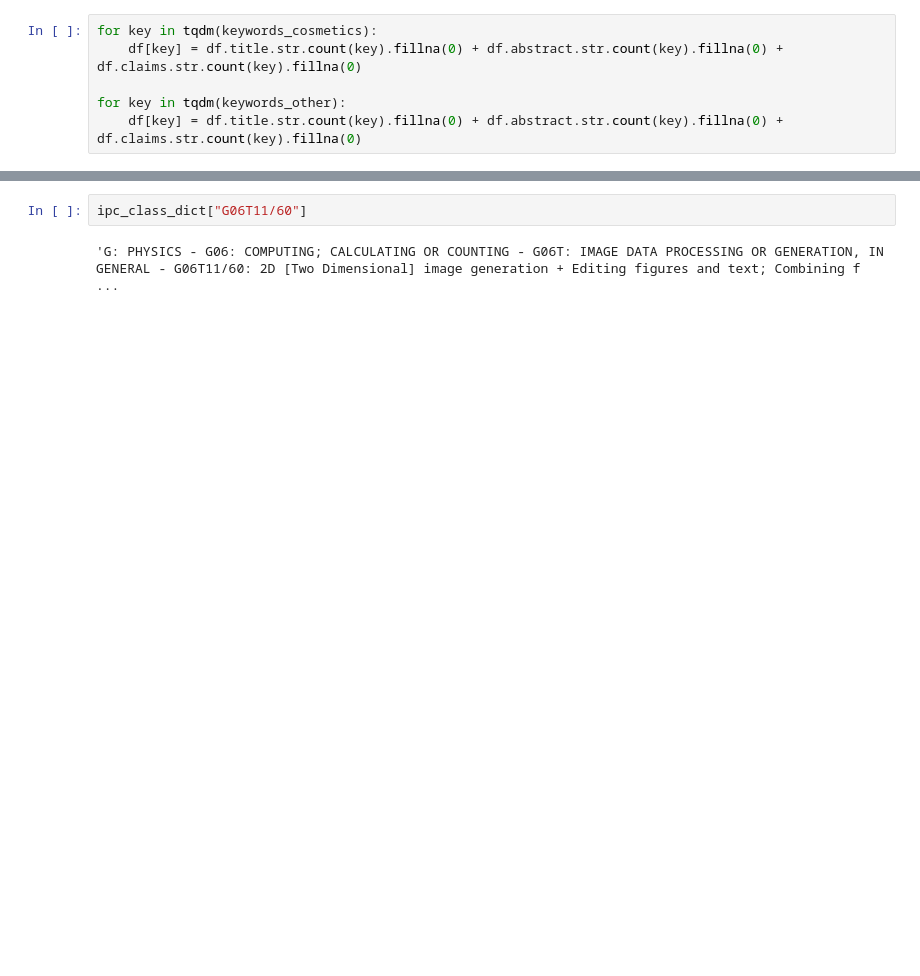
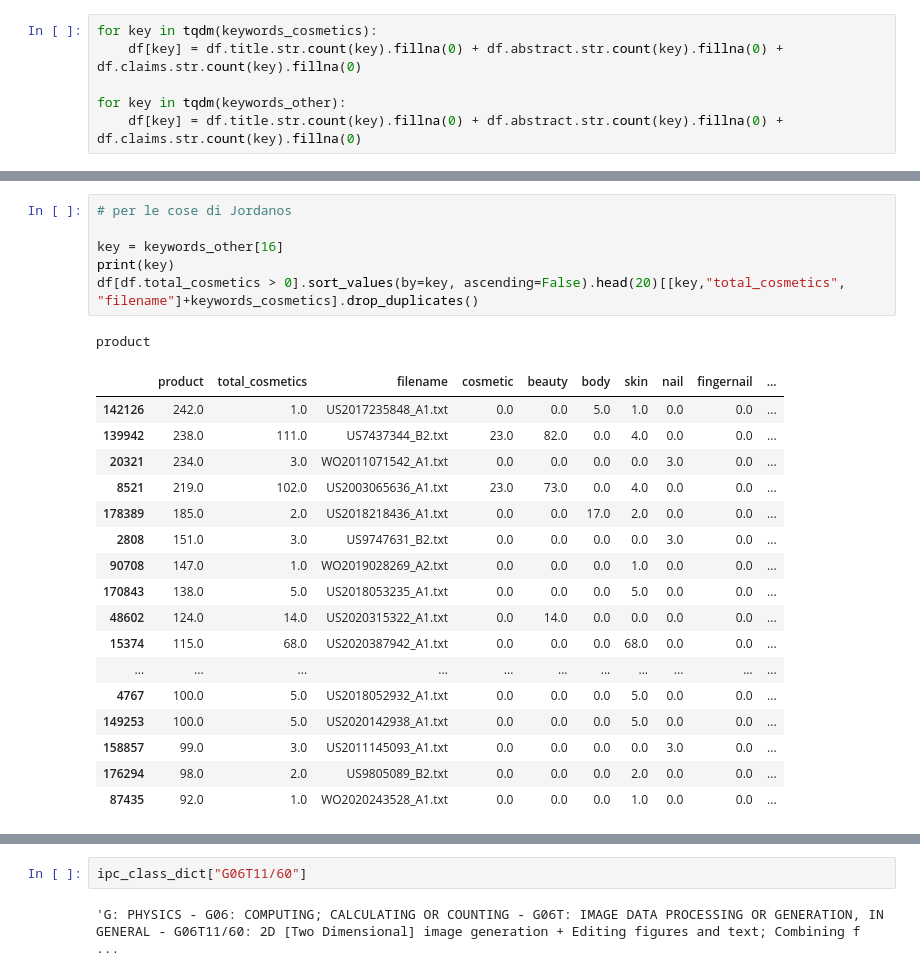
Before and after one commit to cri98li/Strategic-and-Competitive-Inteligence-project-UNIPI, a Jupyter notebook: 2a deadline/Step 5 v2.ipynb, the cells around one changed output, grey strips where cells are left out. Cells and saved outputs as stored; diff of their text form; blank space fills up the shorter version.

```diff
--- a/2a deadline/Step 5 v2.ipynb
+++ b/2a deadline/Step 5 v2.ipynb
@@ -122,0 +148,25 @@ df.sort_values(by=["skin care"], ascending=False)[keywords_cosmetics].head(20)
+# %%
+# per le cose di Jordanos
+
+key = keywords_other[16]
+print(key)
+df[df.total_cosmetics > 0].sort_values(by=key, ascending=False).head(20)[[key,"total_cosmetics", "filename"]+keywords_cosmetics].drop_duplicates()
+# %% [output]
+product
+|  | product | total_cosmetics | filename | cosmetic | beauty | body | skin | nail | fingernail | ... |
+| 142126 | 242.0 | 1.0 | US2017235848_A1.txt | 0.0 | 0.0 | 5.0 | 1.0 | 0.0 | 0.0 | ... |
+| 139942 | 238.0 | 111.0 | US7437344_B2.txt | 23.0 | 82.0 | 0.0 | 4.0 | 0.0 | 0.0 | ... |
+| 20321 | 234.0 | 3.0 | WO2011071542_A1.txt | 0.0 | 0.0 | 0.0 | 0.0 | 3.0 | 0.0 | ... |
+| 8521 | 219.0 | 102.0 | US2003065636_A1.txt | 23.0 | 73.0 | 0.0 | 4.0 | 0.0 | 0.0 | ... |
+| 178389 | 185.0 | 2.0 | US2018218436_A1.txt | 0.0 | 0.0 | 17.0 | 2.0 | 0.0 | 0.0 | ... |
+| 2808 | 151.0 | 3.0 | US9747631_B2.txt | 0.0 | 0.0 | 0.0 | 0.0 | 3.0 | 0.0 | ... |
+| 90708 | 147.0 | 1.0 | WO2019028269_A2.txt | 0.0 | 0.0 | 0.0 | 1.0 | 0.0 | 0.0 | ... |
+| 170843 | 138.0 | 5.0 | US2018053235_A1.txt | 0.0 | 0.0 | 0.0 | 5.0 | 0.0 | 0.0 | ... |
+| 48602 | 124.0 | 14.0 | US2020315322_A1.txt | 0.0 | 14.0 | 0.0 | 0.0 | 0.0 | 0.0 | ... |
+| 15374 | 115.0 | 68.0 | US2020387942_A1.txt | 0.0 | 0.0 | 0.0 | 68.0 | 0.0 | 0.0 | ... |
+| ... | ... | ... | ... | ... | ... | ... | ... | ... | ... | ... |
+| 4767 | 100.0 | 5.0 | US2018052932_A1.txt | 0.0 | 0.0 | 0.0 | 5.0 | 0.0 | 0.0 | ... |
+| 149253 | 100.0 | 5.0 | US2020142938_A1.txt | 0.0 | 0.0 | 0.0 | 5.0 | 0.0 | 0.0 | ... |
+| 158857 | 99.0 | 3.0 | US2011145093_A1.txt | 0.0 | 0.0 | 0.0 | 0.0 | 3.0 | 0.0 | ... |
+| 176294 | 98.0 | 2.0 | US9805089_B2.txt | 0.0 | 0.0 | 0.0 | 2.0 | 0.0 | 0.0 | ... |
+| 87435 | 92.0 | 1.0 | WO2020243528_A1.txt | 0.0 | 0.0 | 0.0 | 1.0 | 0.0 | 0.0 | ... |
```
Also changed, not shown: parts of 29 cells of this notebook, 5 other files.
